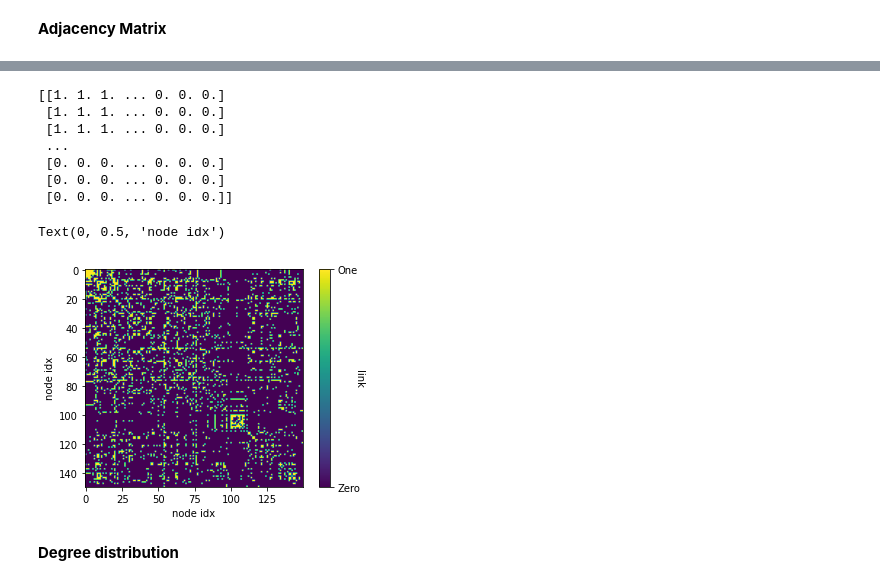
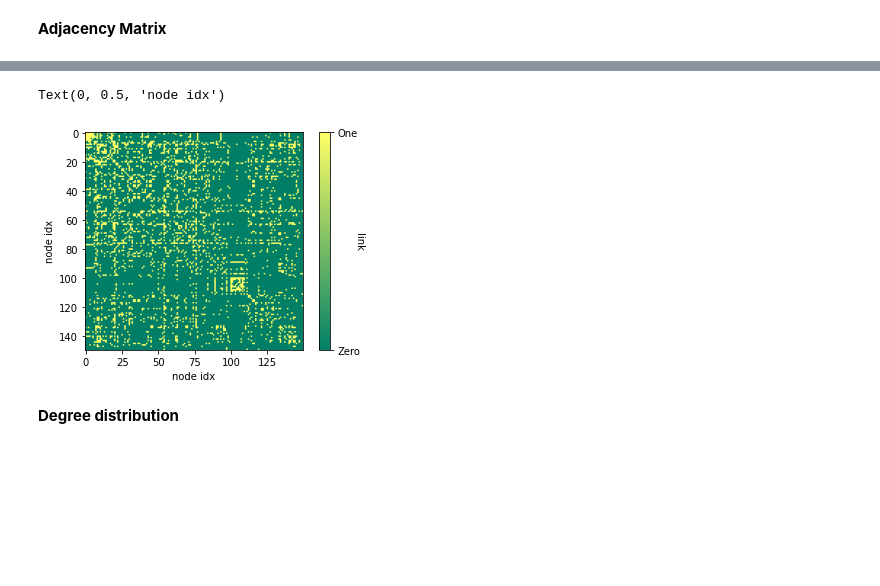
Before and after one commit to Elangoraj/Social-network-analysis, a Jupyter notebook: Networks.ipynb, the cells around one changed output, grey strips where cells are left out. Drawn from its saved outputs; the diff is of its cells as text; code cells hidden in the pictures; blank space fills up the shorter version.

```diff
--- a/Networks.ipynb
+++ b/Networks.ipynb
@@ -50,23 +32,15 @@ print(nx.adjacency_matrix(Gx))
-# %%
-print(nx.to_numpy_matrix(Gx)) #--> visualize the entire adjacency matrix
-plt.imshow(nx.to_numpy_matrix(Gx)) #--> This function create a heatmaps from 2-dimensional numpy arrays.
-cbar = plt.colorbar() #--> set the colorbar of the heatmap
-cbar.set_ticks([0,1]) #--> set the range of the color bar
-cbar.ax.set_yticklabels(['Zero','One'],) #--> set the label of the number to display in the color bar
-
-cbar.set_label('link', rotation=270) #--> set the label of the color bar and rotate it
-plt.xlabel('node idx') #--> set the label of the x axis
-plt.ylabel('node idx') #--> set the label of the y axis
-# %% [output]
-[[1. 1. 1. ... 0. 0. 0.]
- [1. 1. 1. ... 0. 0. 0.]
- [1. 1. 1. ... 0. 0. 0.]
- ...
- [0. 0. 0. ... 0. 0. 0.]
- [0. 0. 0. ... 0. 0. 0.]
- [0. 0. 0. ... 0. 0. 0.]]
-Text(0, 0.5, 'node idx')
-[figure, removed]
+# %%
+plt.imshow(nx.to_numpy_matrix(Gx), cmap='summer')
+cbar = plt.colorbar()
+cbar.set_ticks([0,1])
+cbar.ax.set_yticklabels(['Zero','One'],)
+
+cbar.set_label('link', rotation=270)
+plt.xlabel('node idx')
+plt.ylabel('node idx')
+# %% [output]
+Text(0, 0.5, 'node idx')
+[figure, added]
 # %% [markdown]
 **Degree distribution**
 # %%
```
Also changed, not shown: parts of 30 cells of this notebook.
